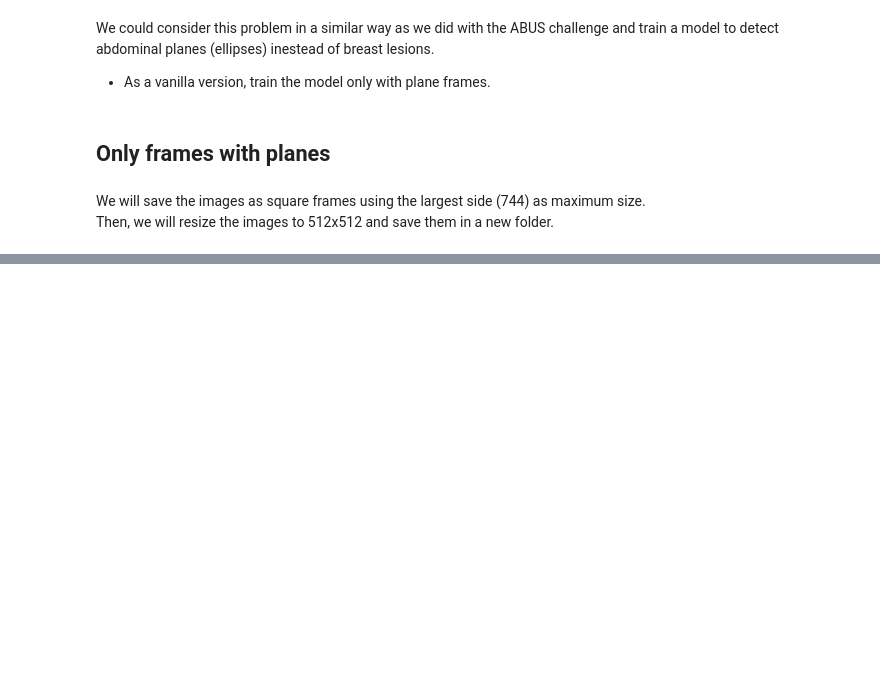
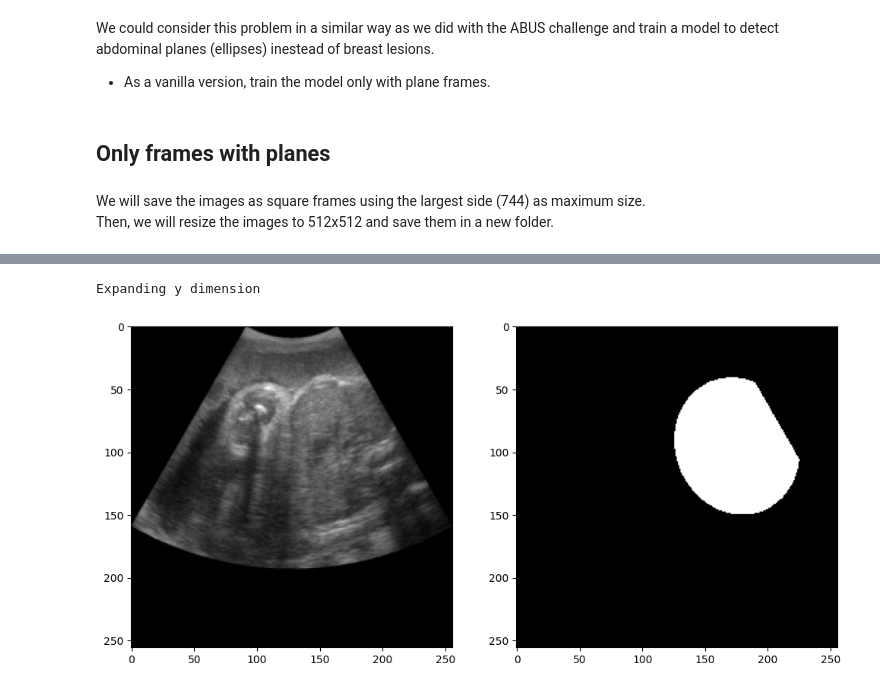
Before and after one commit to VICTORIA-project/ACUSLIC_chal, a Jupyter notebook: data_analysis/get_plane_frames.ipynb, the cells around one changed output, grey strips where cells are left out. Saved outputs shown, nothing was run; the diff lists cells and outputs as text; code cells hidden in the pictures; blank space fills up the shorter version.

```diff
--- a/data_analysis/get_plane_frames.ipynb
+++ b/data_analysis/get_plane_frames.ipynb
@@ -35,6 +40,8 @@ y_resizing = 256
 file_format = 'mha'
 new_folder_name = f'full-slice_{x_resizing}x{y_resizing}_with-plane'
 data_directory = repo_path / 'data/original'
+original_im_dir = repo_path / 'data/original/images/stacked_fetal_ultrasound'
+original_mask_dir = repo_path / 'data/original/masks/stacked_fetal_abdomen'
 # %%
 # transforms
 preprocess_im = Compose(
@@ -54,3 +61,5 @@ label_dir = save_dir / f'masks'
 save_dir.mkdir(exist_ok=True)
 im_dir.mkdir(exist_ok=True)
 label_dir.mkdir(exist_ok=True)
+metadata = pd.read_csv(repo_path / 'data/original/metadata.csv')
+metadata.head()
@@ -56,0 +73,66 @@ label_dir.mkdir(exist_ok=True)
+# %%
+ex_row = metadata.iloc[0].copy()
+ex_name = ex_row['uuid'] + '.' + file_format
+image_path = original_im_dir / ex_name
+label_path = original_mask_dir / ex_name
+assert image_path.exists() and label_path.exists()
+# get image and label
+im = sitk.GetArrayFromImage(sitk.ReadImage(image_path))
+label = sitk.GetArrayFromImage(sitk.ReadImage(label_path))
+
+# now, we complete the images and labels to the expansion variables
+if im.shape[2]<x_expansion:
+    print('Expanding x dimension')
+    im = np.concatenate((im, np.zeros((im.shape[0], im.shape[1], x_expansion-im.shape[2]), dtype=np.int8)), axis=2)
+    label = np.concatenate((label, np.zeros((label.shape[0], label.shape[1], x_expansion-label.shape[2]), dtype=np.int8)), axis=2)
+
+if im.shape[1]<y_expansion:
+    print('Expanding y dimension')
+    im = np.concatenate((im, np.zeros((im.shape[0], y_expansion-im.shape[1], im.shape[2]), dtype=np.int8)), axis=1)
+    label = np.concatenate((label, np.zeros((label.shape[0], y_expansion-label.shape[1], label.shape[2]), dtype=np.int8)), axis=1)
+
+# z values wıth plane
+z_values = np.unique(np.where(label>0)[0])
+for z in z_values:
+    # preprocess image
+    im_slice = Image.fromarray(im[z])
+    im_slice = preprocess_im(im_slice)
+    im_slice = np.asarray(im_slice)
+    # put channel first and repeat in RGB
+    im_slice = np.repeat(np.expand_dims(im_slice, axis=0), 3, axis=0)
+    im_slice = im_slice.astype(np.uint8)
+
+    # preprocess label
+    label_slice = Image.fromarray(label[z])
+    label_slice = preprocess_label(label_slice)
+    # low resolution is needed for checking if there is still a lesion
+    low_label_slice = low_res_trans(label_slice)
+    low_label_slice = np.asarray(low_label_slice)
+    label_slice = np.asarray(label_slice).astype(np.uint8)
+    plane_type = label_slice.max()
+    # send label value to 255
+    label_slice[label_slice>0] = 255
+    # check if there is still a lesion
+    if not np.any(label_slice): # it could disappear after preprocessing
+        print(f'Nothing in the label')
+        continue
+    if not np.any(low_label_slice): # it could disappear after low resolution
+        print(f'Nothing in the low label')
+        continue
+
+# saving path
+save_name = ex_name.replace('.mha', f'_z{z}_plane_{plane_type}.png')
+# save image
+sitk.WriteImage(sitk.GetImageFromArray(im_slice), str(im_dir / save_name))
+# save label
+sitk.WriteImage(sitk.GetImageFromArray(label_slice), str(label_dir / save_name))
+# %% [output]
+Expanding y dimension
+# %%
+# plot
+fig, ax = plt.subplots(1, 2, figsize=(12, 6))
+ax[0].imshow(im_slice[2], cmap='gray')
+ax[1].imshow(label_slice, cmap='gray')
+plt.show()
+# %% [output]
+[figure, added]
```
Also changed, not shown: parts of 3 cells of this notebook, 2 other files.
